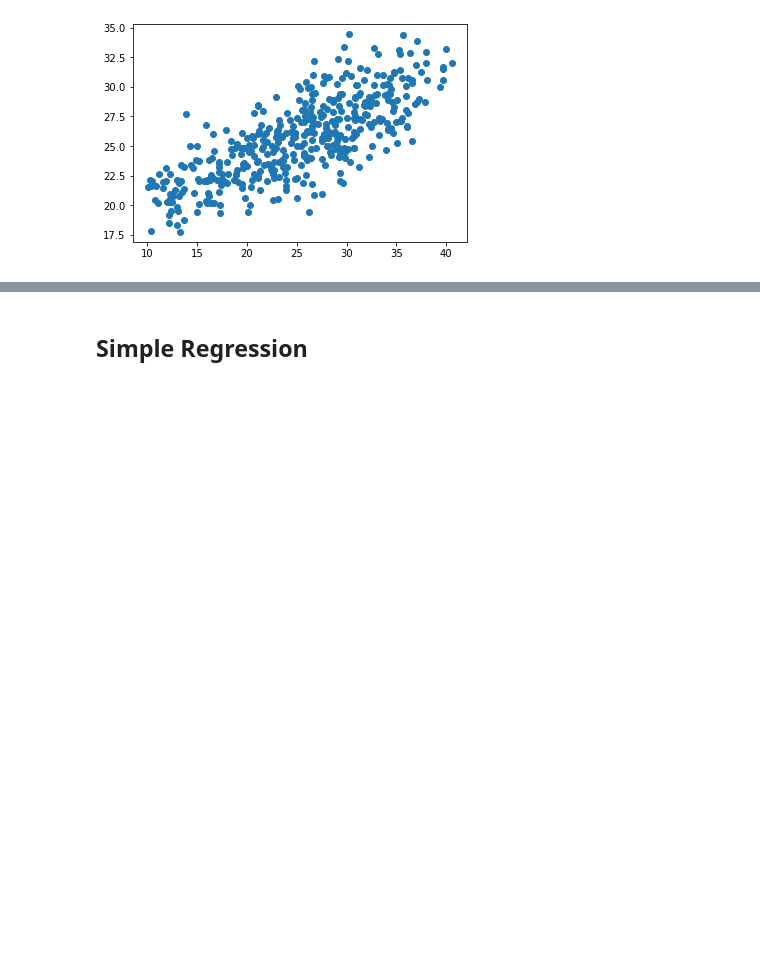
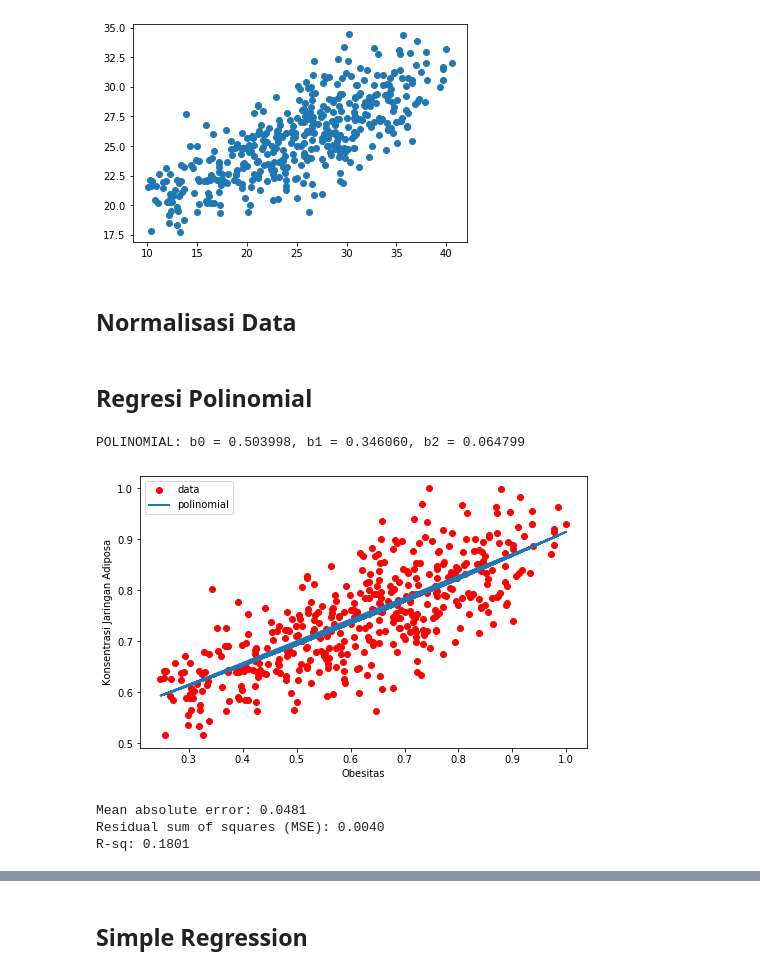
Before and after one commit to nadzima/Regression-and-Classification, a Jupyter notebook: 1. Regresi.ipynb, the cells around one changed output, grey strips where cells are left out. Cells and saved outputs as stored; diff of their text form; code cells hidden in the pictures; blank space fills up the shorter version.

```diff
--- a/1. Regresi.ipynb
+++ b/1. Regresi.ipynb
@@ -206,3 +206,41 @@ plt.scatter(databersih['adiposity'],databersih['obesity'])
 plt.show()
 # %% [output]
 [figure]
+# %% [markdown]
+## Normalisasi Data
+# %%
+normalx =databersih['adiposity']/max(databersih['adiposity'])
+normaly =databersih['obesity']/max(databersih['obesity'])
+# %% [markdown]
+## Regresi Polinomial
+# %%
+def polinomial(x, b0, b1, b2):
+    y = b0+(b1*x)+(b2*(x**2))
+    return y
+popt, pcov = curve_fit(polinomial, normalx, normaly)
+print("POLINOMIAL: b0 = %f, b1 = %f, b2 = %f " % (popt[0], popt[1], popt[2]))
+x = databersih['adiposity']/max(databersih['adiposity'])
+plt.figure(figsize=(8,5))
+y = polinomial(x, *popt)
+plt.plot(normalx, normaly, 'ro', label='data')
+plt.plot(x,y, linewidth=2.0, label='polinomial')
+plt.legend(loc='best')
+plt.ylabel('Konsentrasi Jaringan Adiposa')
+plt.xlabel('Obesitas')
+plt.show()
+# %% [output]
+POLINOMIAL: b0 = 0.503998, b1 = 0.346060, b2 = 0.064799
+[figure, added]
+# %%
+X=np.array(normalx).reshape(-1,1)
+Y=np.array(normaly).reshape(-1,1)
+X_train, X_test, y_train, y_test=train_test_split(X,Y,test_size=0.10,random_state=145)
+popt, pcov = curve_fit(polinomial, X_train.ravel(), y_train.ravel())
+y_topi = polinomial(X_test, *popt)
+print('Mean absolute error: %.4f' % np.mean(np.absolute(y_test-y_topi)))
+print('Residual sum of squares (MSE): %.4f' % np.mean((y_test-y_topi)**2))
+print('R-sq: %.4f' % r2_score(y_topi, y_test))
+# %% [output]
+Mean absolute error: 0.0481
+Residual sum of squares (MSE): 0.0040
+R-sq: 0.1801
```
Also changed, not shown: parts of 20 cells of this notebook.
